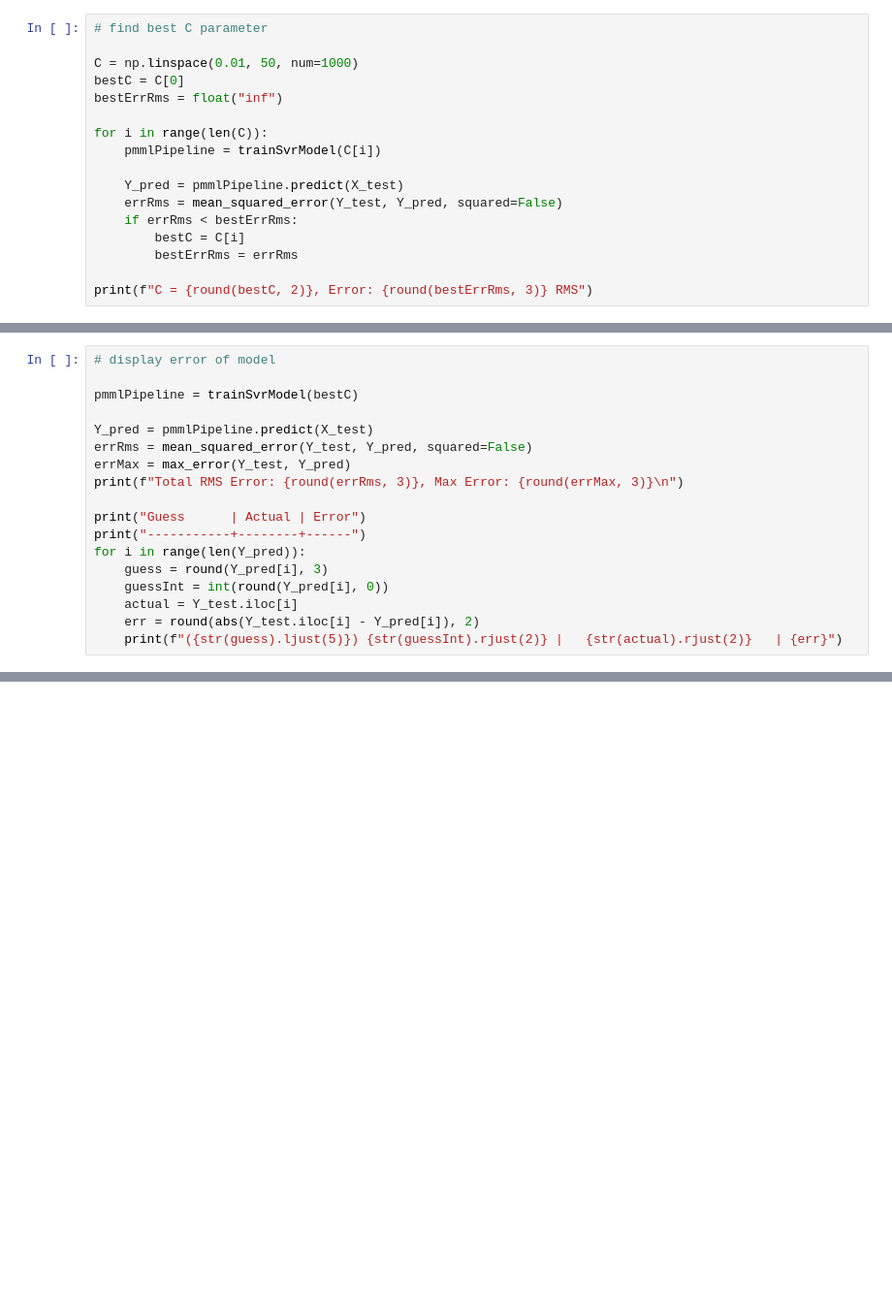
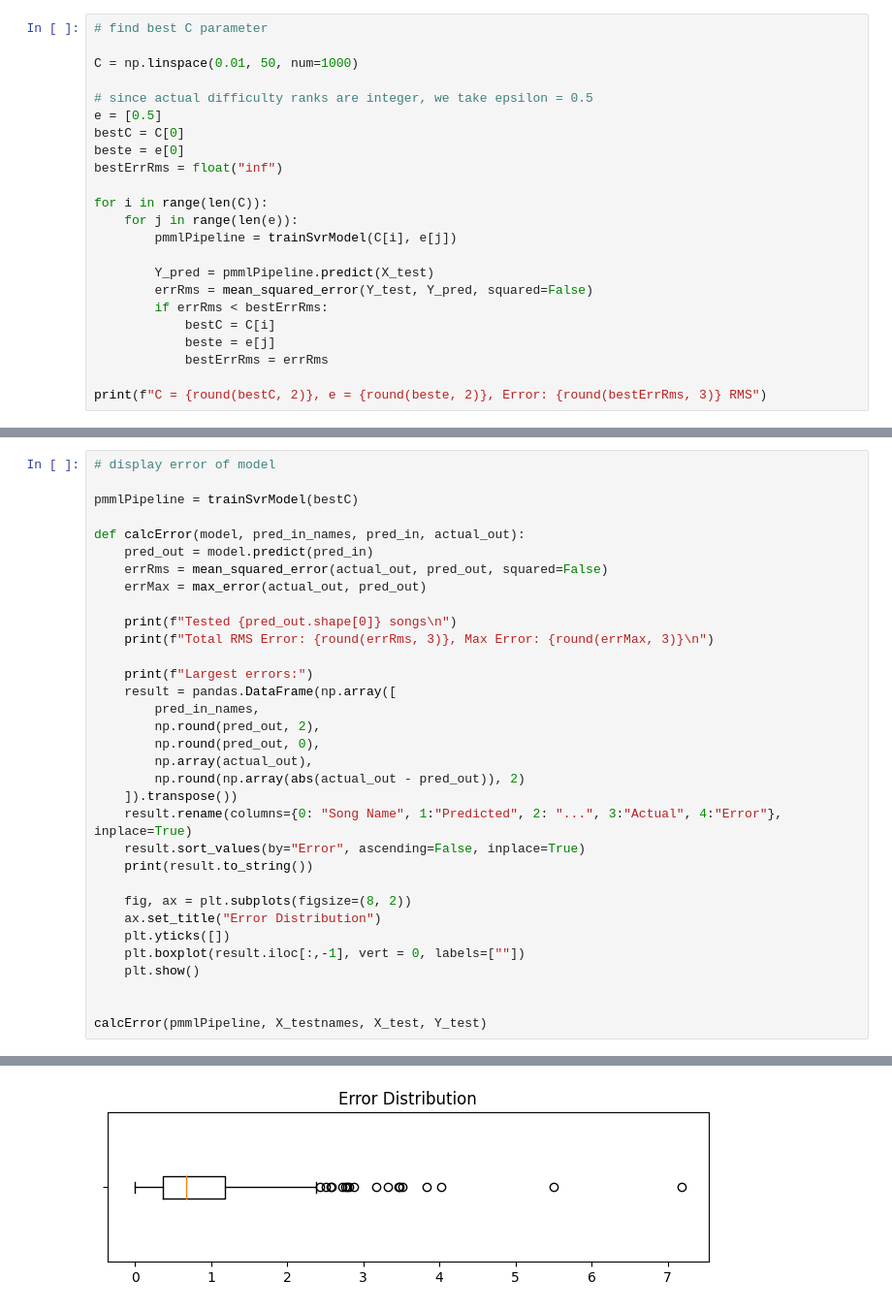
Before and after one commit to PKBeam/Edda-MLDifficultyPredictor, a Jupyter notebook: TrainModel.ipynb, the cells around one changed output, grey strips where cells are left out. Shown at 97% size. Cells and saved outputs as stored; diff of their text form; blank space fills up the shorter version.

Commit message:
update model with all ragnacustoms songs, add instructions to run model

```diff
--- a/TrainModel.ipynb
+++ b/TrainModel.ipynb
@@ -169,17 +121,23 @@ def trainSvrModel(C):
 # find best C parameter
 
 C = np.linspace(0.01, 50, num=1000)
+
+# since actual difficulty ranks are integer, we take epsilon = 0.5
+e = [0.5]
 bestC = C[0]
+beste = e[0]
 bestErrRms = float("inf")
 
 for i in range(len(C)):
-    pmmlPipeline = trainSvrModel(C[i])
+    for j in range(len(e)):
+        pmmlPipeline = trainSvrModel(C[i], e[j])
 
-    Y_pred = pmmlPipeline.predict(X_test)
-    errRms = mean_squared_error(Y_test, Y_pred, squared=False)
-    if errRms < bestErrRms:
-        bestC = C[i]
-        bestErrRms = errRms
+        Y_pred = pmmlPipeline.predict(X_test)
+        errRms = mean_squared_error(Y_test, Y_pred, squared=False)
+        if errRms < bestErrRms:
+            bestC = C[i]
+            beste = e[j]
+            bestErrRms = errRms
 
-print(f"C = {round(bestC, 2)}, Error: {round(bestErrRms, 3)} RMS")
+print(f"C = {round(bestC, 2)}, e = {round(beste, 2)}, Error: {round(bestErrRms, 3)} RMS")
 # %% [output]
@@ -189,17 +147,32 @@ C = 1.11, Error: 0.636 RMS
 
 pmmlPipeline = trainSvrModel(bestC)
 
-Y_pred = pmmlPipeline.predict(X_test)
-errRms = mean_squared_error(Y_test, Y_pred, squared=False)
-errMax = max_error(Y_test, Y_pred)
-print(f"Total RMS Error: {round(errRms, 3)}, Max Error: {round(errMax, 3)}\n")
+def calcError(model, pred_in_names, pred_in, actual_out):
+    pred_out = model.predict(pred_in)
+    errRms = mean_squared_error(actual_out, pred_out, squared=False)
+    errMax = max_error(actual_out, pred_out)
 
-print("Guess      | Actual | Error")
-print("-----------+--------+------")
-for i in range(len(Y_pred)):
-    guess = round(Y_pred[i], 3)
-    guessInt = int(round(Y_pred[i], 0))
-    actual = Y_test.iloc[i]
-    err = round(abs(Y_test.iloc[i] - Y_pred[i]), 2)
-    print(f"({str(guess).ljust(5)}) {str(guessInt).rjust(2)} |   {str(actual).rjust(2)}   | {err}")
+    print(f"Tested {pred_out.shape[0]} songs\n")
+    print(f"Total RMS Error: {round(errRms, 3)}, Max Error: {round(errMax, 3)}\n")
+
+    print(f"Largest errors:")
+    result = pandas.DataFrame(np.array([
+        pred_in_names,
+        np.round(pred_out, 2),
+        np.round(pred_out, 0),
+        np.array(actual_out),
+        np.round(np.array(abs(actual_out - pred_out)), 2)
+    ]).transpose())
+    result.rename(columns={0: "Song Name", 1:"Predicted", 2: "...", 3:"Actual", 4:"Error"}, inplace=True)
+    result.sort_values(by="Error", ascending=False, inplace=True)
+    print(result.to_string())
+
+    fig, ax = plt.subplots(figsize=(8, 2))
+    ax.set_title("Error Distribution")
+    plt.yticks([])
+    plt.boxplot(result.iloc[:,-1], vert = 0, labels=[""])
+    plt.show()
+
+
+calcError(pmmlPipeline, X_testnames, X_test, Y_test)
 # %% [output]
@@ -222,0 +196 @@ Guess      | Actual | Error
+[figure, added]
```
Also changed, not shown: parts of 9 cells of this notebook, 5 other files.
